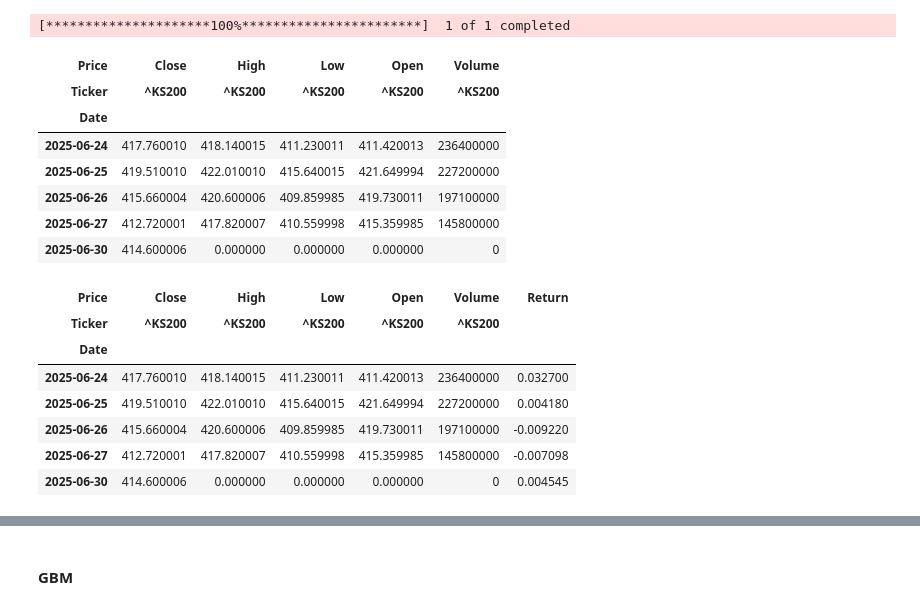
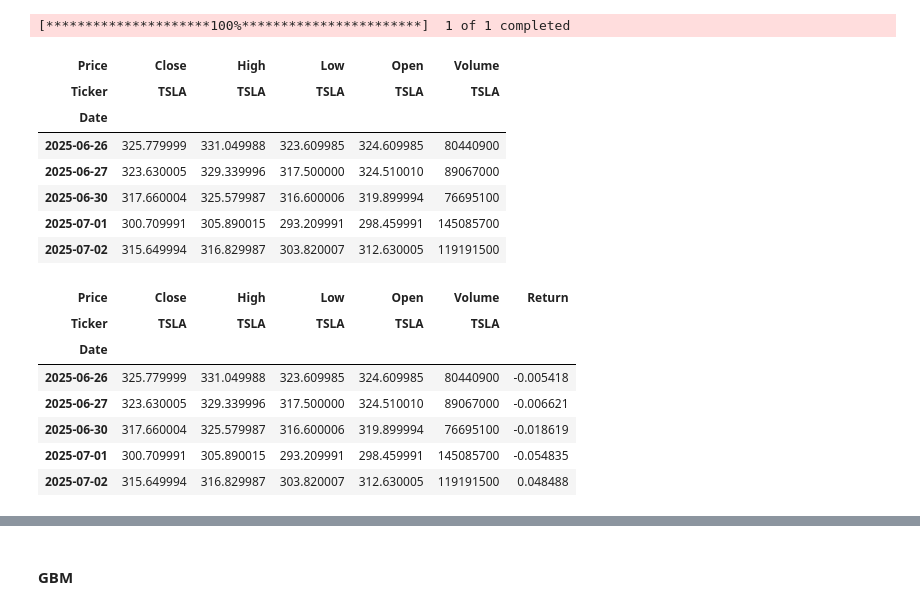
Before and after one commit to seunghee-lee/option, a Jupyter notebook: ELS_Valuation_Practice.ipynb, the cells around one changed output, grey strips where cells are left out. Cells and saved outputs as stored; diff of their text form; code cells hidden in the pictures.

```diff
--- a/ELS_Valuation_Practice.ipynb
+++ b/ELS_Valuation_Practice.ipynb
@@ -59,32 +59,32 @@ from datetime import datetime, date
 # %%
 # Set the start and end date
 start_date = '2010-01-01'
-end_date = '2025-07-01'
+end_date = '2025-07-03'
 # %%
-ks200 = yf.download('^KS200', start_date, end_date)
+Tesla = yf.download('TSLA', start_date, end_date)
 # %% [output]
 [*********************100%***********************]  1 of 1 completed
 # %%
-ks200.tail()
+Tesla.tail()
 # %% [output]
 | Price | Close | High | Low | Open | Volume |
-| Ticker | ^KS200 | ^KS200 | ^KS200 | ^KS200 | ^KS200 |
+| Ticker | TSLA | TSLA | TSLA | TSLA | TSLA |
 | Date |  |  |  |  |  |
-| 2025-06-24 | 417.760010 | 418.140015 | 411.230011 | 411.420013 | 236400000 |
-| 2025-06-25 | 419.510010 | 422.010010 | 415.640015 | 421.649994 | 227200000 |
-| 2025-06-26 | 415.660004 | 420.600006 | 409.859985 | 419.730011 | 197100000 |
-| 2025-06-27 | 412.720001 | 417.820007 | 410.559998 | 415.359985 | 145800000 |
-| 2025-06-30 | 414.600006 | 0.000000 | 0.000000 | 0.000000 | 0 |
+| 2025-06-26 | 325.779999 | 331.049988 | 323.609985 | 324.609985 | 80440900 |
+| 2025-06-27 | 323.630005 | 329.339996 | 317.500000 | 324.510010 | 89067000 |
+| 2025-06-30 | 317.660004 | 325.579987 | 316.600006 | 319.899994 | 76695100 |
+| 2025-07-01 | 300.709991 | 305.890015 | 293.209991 | 298.459991 | 145085700 |
+| 2025-07-02 | 315.649994 | 316.829987 | 303.820007 | 312.630005 | 119191500 |
 # %%
-ks200['Return']=np.log(ks200['Close']/ks200['Close'].shift(1))
-ks200.tail()
+Tesla['Return']=np.log(Tesla['Close']/Tesla['Close'].shift(1))
+Tesla.tail()
 # %% [output]
 | Price | Close | High | Low | Open | Volume | Return |
-| Ticker | ^KS200 | ^KS200 | ^KS200 | ^KS200 | ^KS200 |  |
+| Ticker | TSLA | TSLA | TSLA | TSLA | TSLA |  |
 | Date |  |  |  |  |  |  |
-| 2025-06-24 | 417.760010 | 418.140015 | 411.230011 | 411.420013 | 236400000 | 0.032700 |
-| 2025-06-25 | 419.510010 | 422.010010 | 415.640015 | 421.649994 | 227200000 | 0.004180 |
-| 2025-06-26 | 415.660004 | 420.600006 | 409.859985 | 419.730011 | 197100000 | -0.009220 |
-| 2025-06-27 | 412.720001 | 417.820007 | 410.559998 | 415.359985 | 145800000 | -0.007098 |
-| 2025-06-30 | 414.600006 | 0.000000 | 0.000000 | 0.000000 | 0 | 0.004545 |
+| 2025-06-26 | 325.779999 | 331.049988 | 323.609985 | 324.609985 | 80440900 | -0.005418 |
+| 2025-06-27 | 323.630005 | 329.339996 | 317.500000 | 324.510010 | 89067000 | -0.006621 |
+| 2025-06-30 | 317.660004 | 325.579987 | 316.600006 | 319.899994 | 76695100 | -0.018619 |
+| 2025-07-01 | 300.709991 | 305.890015 | 293.209991 | 298.459991 | 145085700 | -0.054835 |
+| 2025-07-02 | 315.649994 | 316.829987 | 303.820007 | 312.630005 | 119191500 | 0.048488 |
 # %%
```
Also changed, not shown: parts of 7 cells of this notebook.
